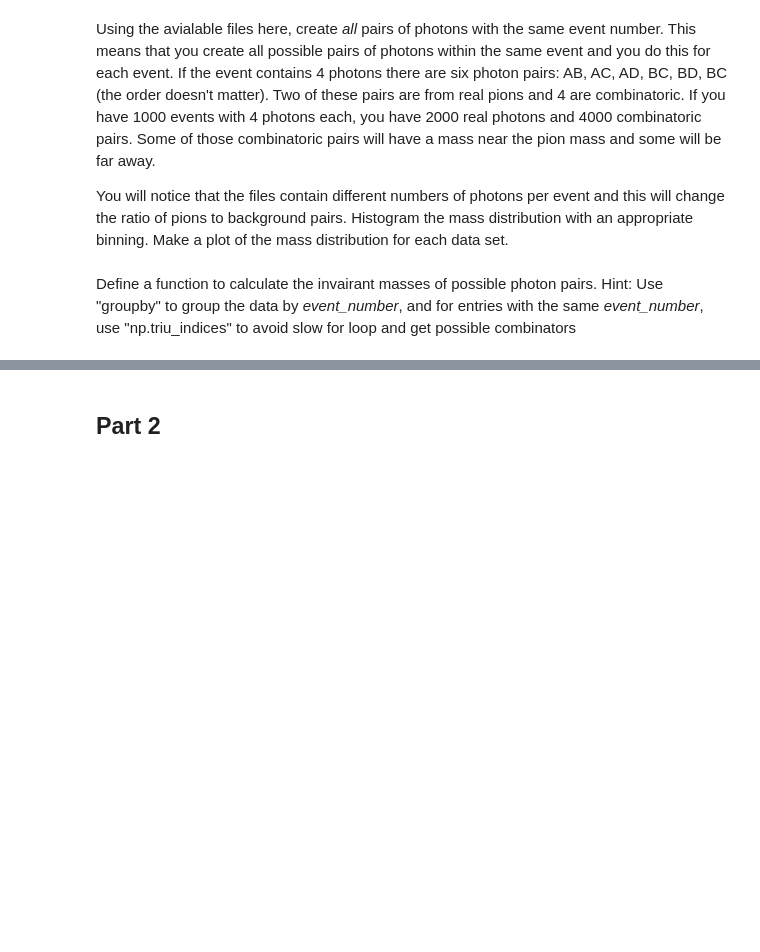
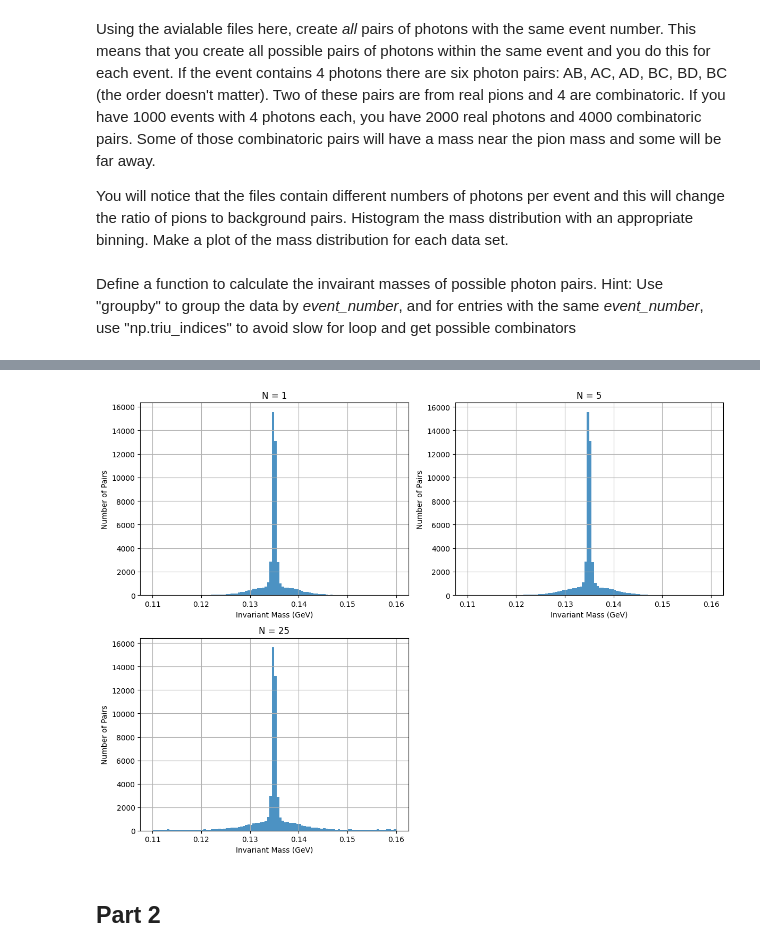
Before and after one commit to jchismar/DSC291, a Jupyter notebook: Homework_03_WI25.ipynb, the cells around one changed output, grey strips where cells are left out. Cells and saved outputs as stored; diff of their text form; code cells hidden in the pictures; blank space fills up the shorter version.

```diff
--- a/Homework_03_WI25.ipynb
+++ b/Homework_03_WI25.ipynb
@@ -93,3 +108,35 @@ plt.show()
+# %%
+# Plot the invariant mass histogram
+plt.figure(figsize=(12, 9))
+
+plt.subplot(2, 2, 1)
+cs1, bins1, _ = plt.hist(mass1, bins=100, range=(0.11, 0.16),  alpha=0.8)
+plt.xlabel('Invariant Mass (GeV)')
+plt.ylabel('Number of Pairs')
+#plt.xlim(0, 0.15)
+plt.title('N = 1')
+plt.grid(True)
+
+plt.subplot(2, 2, 2)
+cs2, bins2, _  = plt.hist(mass5, bins=100, range=(0.11, 0.16),  alpha=0.8)
+plt.xlabel('Invariant Mass (GeV)')
+plt.ylabel('Number of Pairs')
+plt.title('N = 5')
+#plt.xlim(0, 10)
+plt.grid(True)
+
+plt.subplot(2, 2, 3)
+cs3, bins3, _ = plt.hist(mass25, bins=100, range=(0.11, 0.16),  alpha=0.8)
+plt.xlabel('Invariant Mass (GeV)')
+plt.ylabel('Number of Pairs')
+plt.title('N = 25')
+#plt.xlim(0, 10)
+plt.grid(True)
+
+plt.tight_layout()
+plt.show()
+# %% [output]
+[figure, added]
 # %% [markdown]
 ## Part 2
 # %% [markdown]
```
Also changed, not shown: parts of 15 cells of this notebook.
